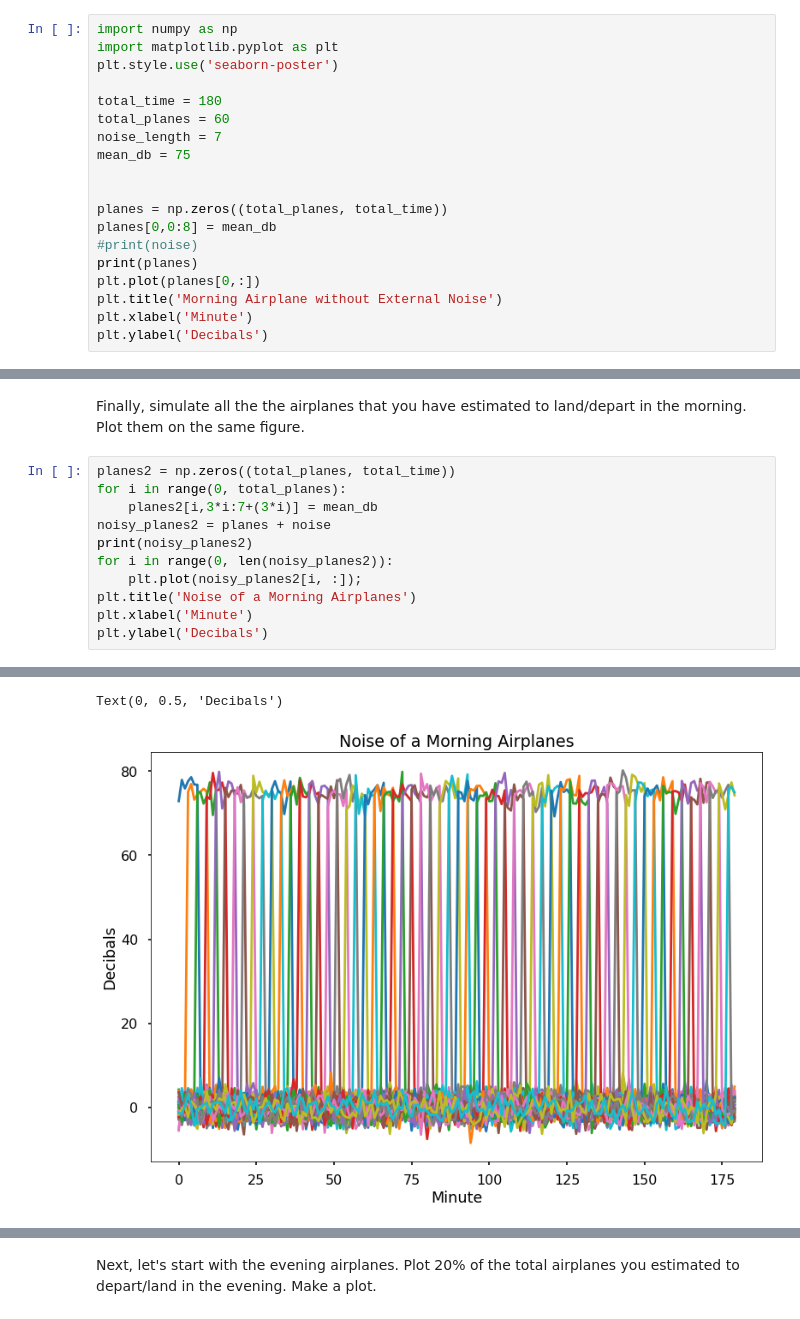
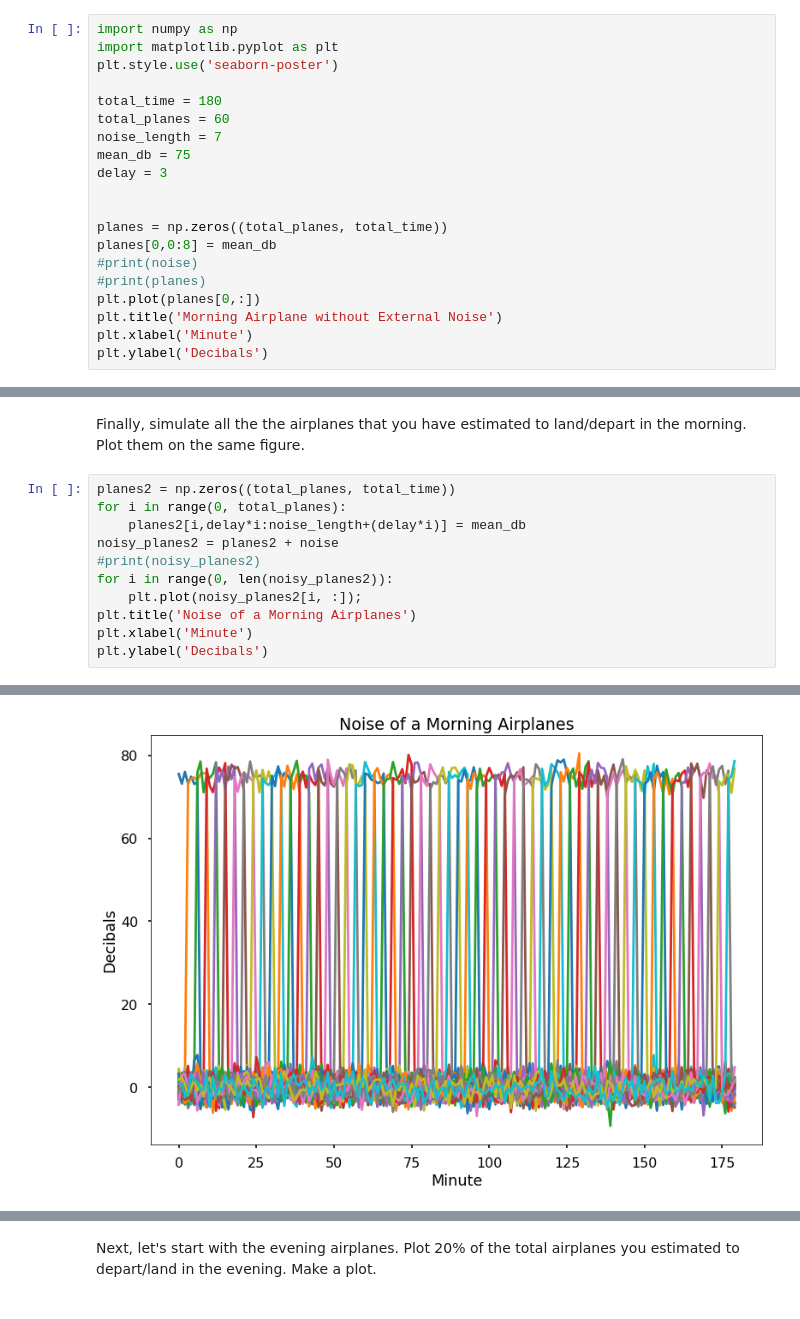
Before and after one commit to J-Dinh/PythonTutorials, a Jupyter notebook: tutorial010Exercise.ipynb, the cells around one changed output, grey strips where cells are left out. Cells and saved outputs as stored; diff of their text form.

```diff
--- a/tutorial010Exercise.ipynb
+++ b/tutorial010Exercise.ipynb
@@ -40,12 +42,13 @@ total_time = 180
 total_planes = 60
 noise_length = 7
 mean_db = 75
+delay = 3
 
 
 planes = np.zeros((total_planes, total_time))
 planes[0,0:8] = mean_db
 #print(noise)
-print(planes)
+#print(planes)
 plt.plot(planes[0,:])
 plt.title('Morning Airplane without External Noise')
 plt.xlabel('Minute')
@@ -92,9 +87,9 @@ Finally, simulate all the the airplanes that you have estimated to land/depart i
 # %%
 planes2 = np.zeros((total_planes, total_time))
 for i in range(0, total_planes):
-    planes2[i,3*i:7+(3*i)] = mean_db
-noisy_planes2 = planes + noise
-print(noisy_planes2)
+    planes2[i,delay*i:noise_length+(delay*i)] = mean_db
+noisy_planes2 = planes2 + noise
+#print(noisy_planes2)
 for i in range(0, len(noisy_planes2)):
     plt.plot(noisy_planes2[i, :]);
 plt.title('Noise of a Morning Airplanes')
@@ -117,2 +100 @@ plt.ylabel('Decibals')
-Text(0, 0.5, 'Decibals')
-[figure, old version]
+[figure, new version]
```
Also changed, not shown: parts of 23 cells of this notebook, 4 other files.
